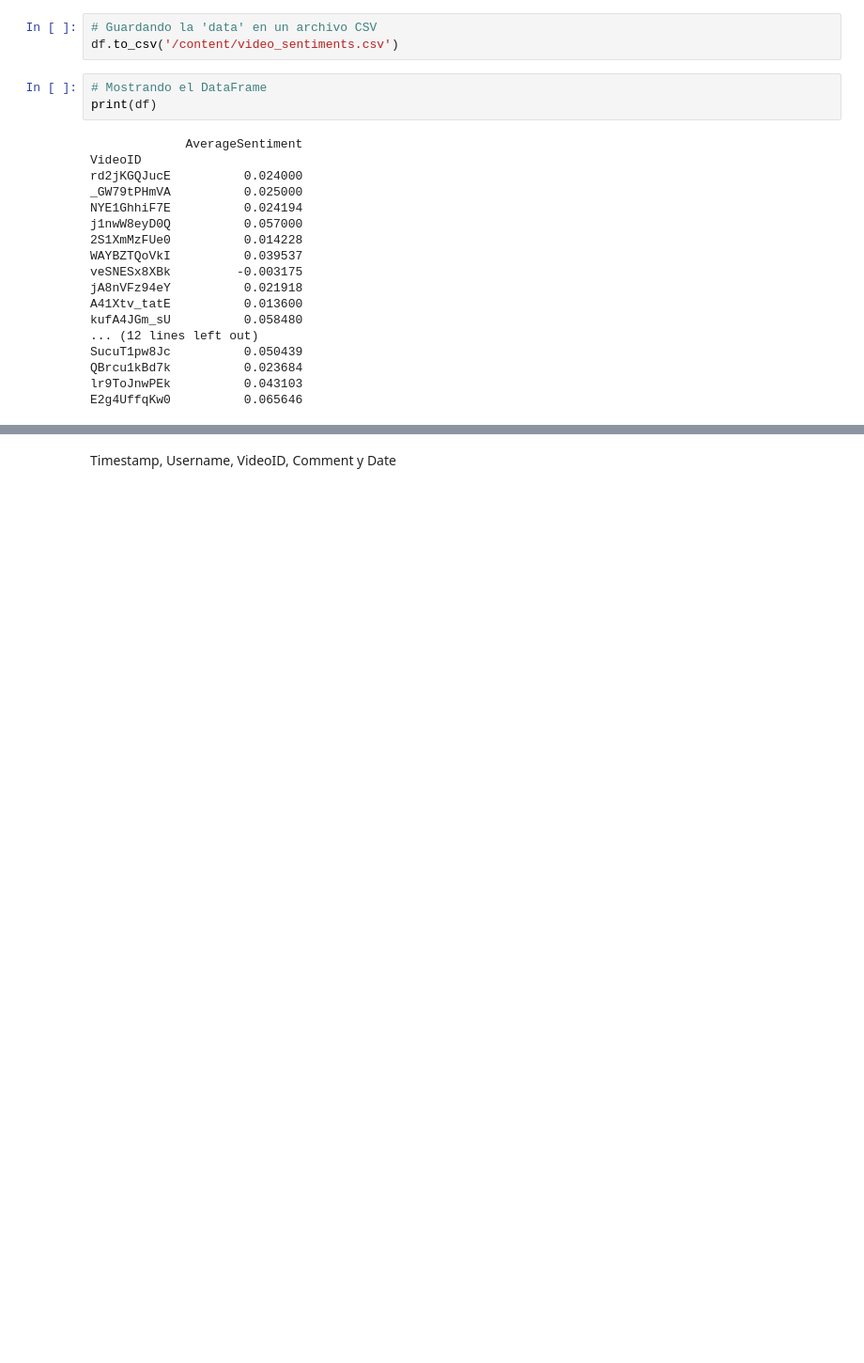
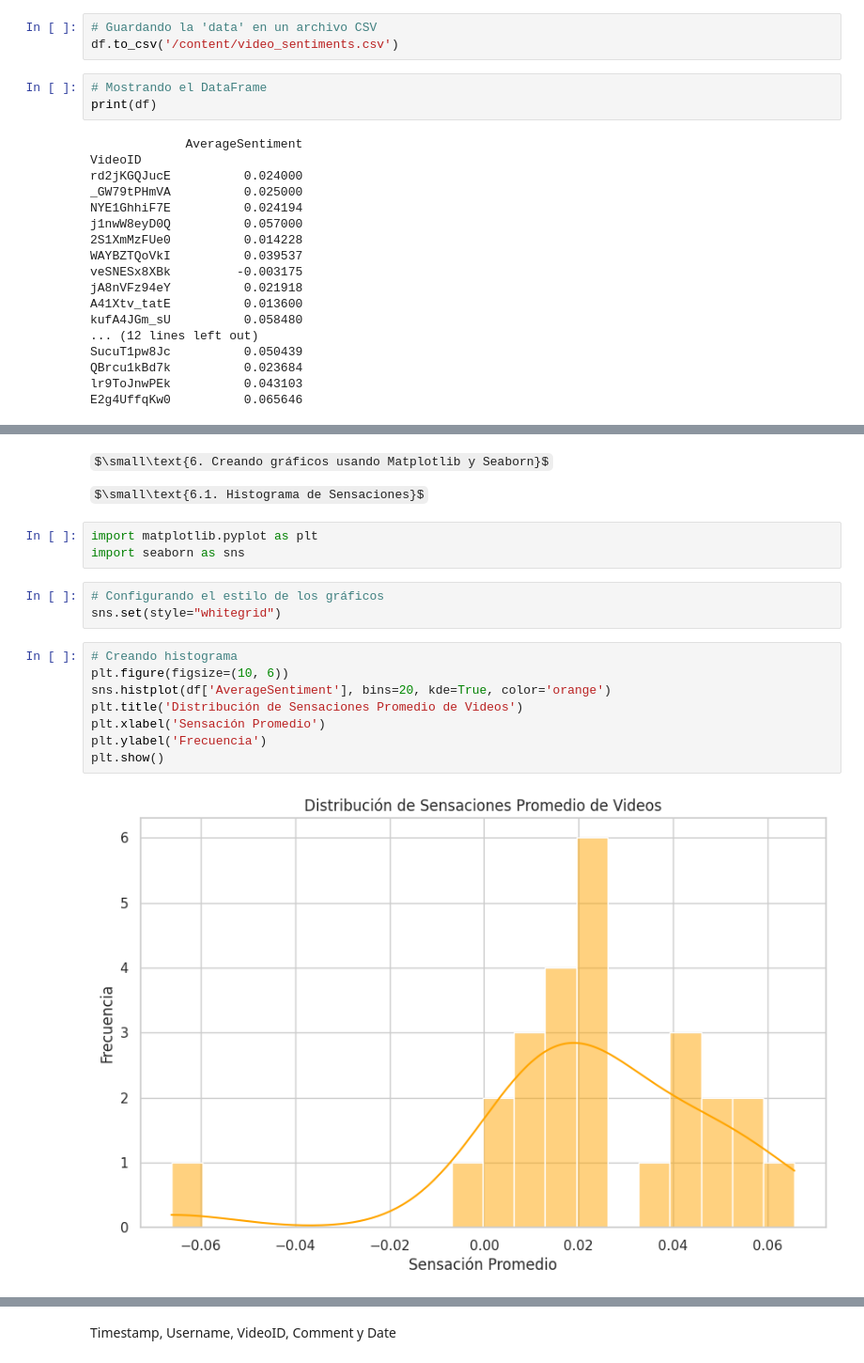
Before and after one commit to EHN8829/DUPD_FINAL, a Jupyter notebook: DUPD_FINAL.ipynb, the cells around one changed output, grey strips where cells are left out. Shown at 94% size. Cells and saved outputs as stored; diff of their text form; some formulas as TeX source; blank space fills up the shorter version.

```diff
--- a/DUPD_FINAL.ipynb
+++ b/DUPD_FINAL.ipynb
@@ -185,0 +206,20 @@ E2g4UffqKw0          0.065646
+# %% [markdown]
+$\small\text{6. Creando gráficos usando Matplotlib y Seaborn}$
+
+$\small\text{6.1. Histograma de Sensaciones}$
+# %%
+import matplotlib.pyplot as plt
+import seaborn as sns
+# %%
+# Configurando el estilo de los gráficos
+sns.set(style="whitegrid")
+# %%
+# Creando histograma
+plt.figure(figsize=(10, 6))
+sns.histplot(df['AverageSentiment'], bins=20, kde=True, color='orange')
+plt.title('Distribución de Sensaciones Promedio de Videos')
+plt.xlabel('Sensación Promedio')
+plt.ylabel('Frecuencia')
+plt.show()
+# %% [output]
+[figure, added]
```
Also changed, not shown: parts of 41 cells of this notebook.
